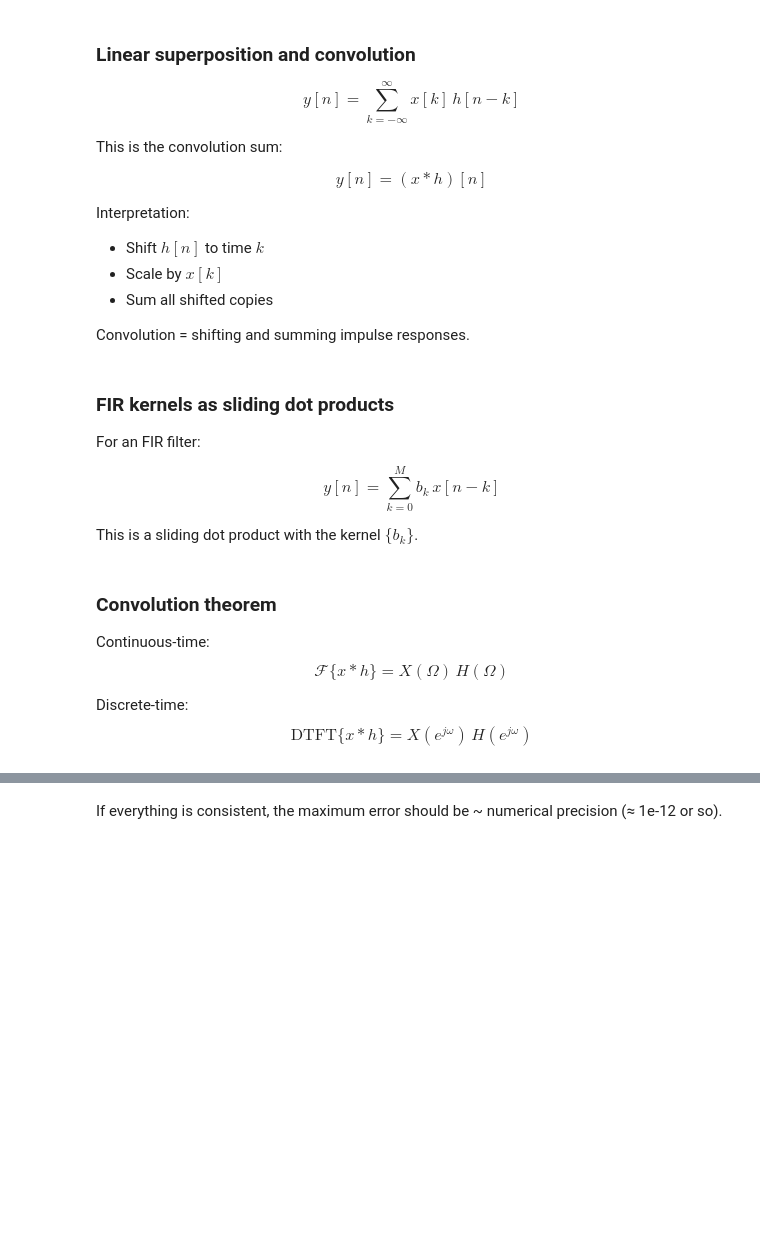
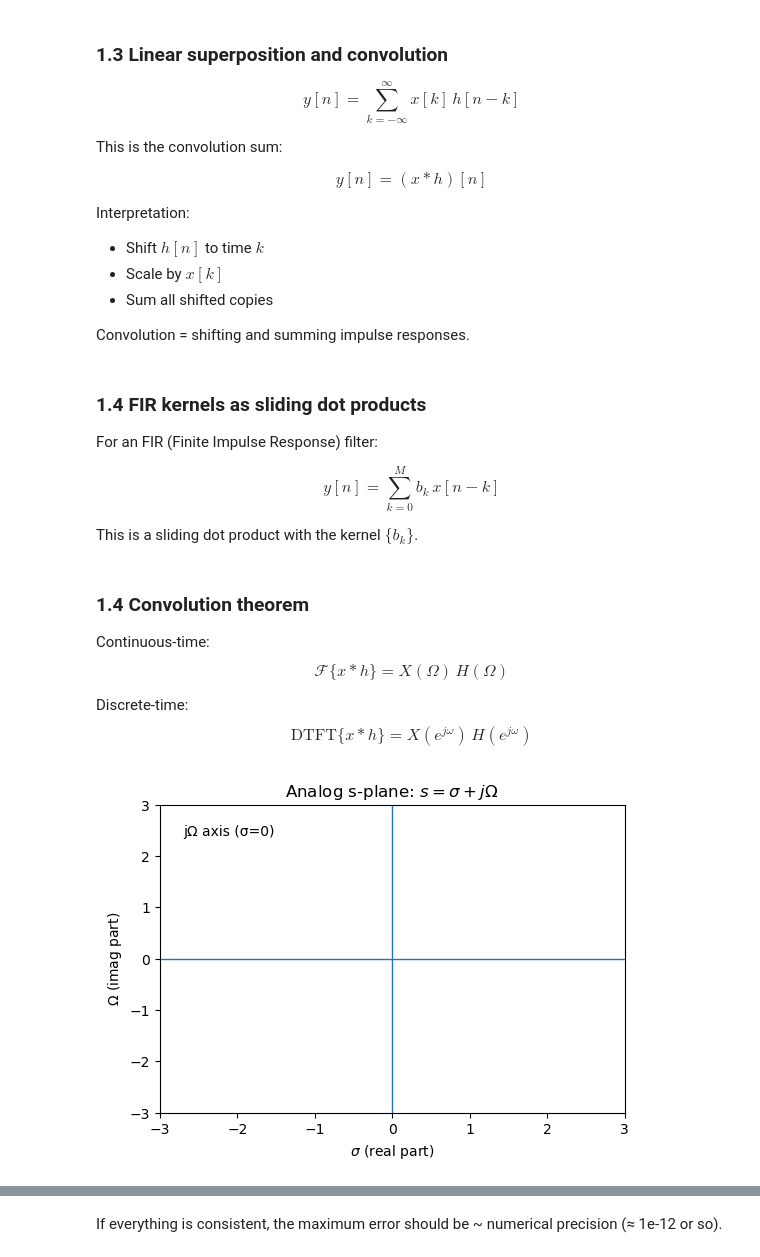
Before and after one commit to gthompson/GLY6739.017S26_ComputationalSeismology, a Jupyter notebook: week3/DSP_01_unified_signals_systems_notebook.ipynb, the cells around one changed output, grey strips where cells are left out. Saved outputs shown, nothing was run; the diff lists cells and outputs as text; code cells hidden in the pictures; blank space fills up the shorter version.

```diff
--- a/week3/DSP_01_unified_signals_systems_notebook.ipynb
+++ b/week3/DSP_01_unified_signals_systems_notebook.ipynb
@@ -56,7 +54,7 @@ $$
 A digital signal is literally a train of impulses with different amplitudes.
 # %% [markdown]
 
-### Linear superposition and convolution
+### 1.3 Linear superposition and convolution
 
 $$
 y[n] = \sum_{k=-\infty}^{\infty} x[k]\,h[n-k]
@@ -77,9 +75,9 @@ Interpretation:
 Convolution = shifting and summing impulse responses.
 # %% [markdown]
 
-### FIR kernels as sliding dot products
+### 1.4 FIR kernels as sliding dot products
 
-For an FIR filter:
+For an FIR (Finite Impulse Response) filter:
 
 $$
 y[n] = \sum_{k=0}^{M} b_k\,x[n-k]
@@ -88,7 +86,7 @@ $$
 This is a sliding dot product with the kernel $\{b_k\}$.
 # %% [markdown]
 
-### Convolution theorem
+### 1.4 Convolution theorem
 
 Continuous-time:
 $$
@@ -113,15 +111,17 @@ def stem(ax, n, x, **kwargs):
 # %%
 # Visualize the s-plane and the jΩ axis
 fig, ax = plt.subplots(figsize=(6,4))
 ax.axhline(0, linewidth=1)
 ax.axvline(0, linewidth=1)
-ax.set_xlabel(r"$\sigma$ (real part)")
-ax.set_ylabel(r"$\Omega$ (imag part)")
+ax.set_xlabel("$\sigma$ (real part)")
+ax.set_ylabel("$\Omega$ (imag part)")
 ax.set_title("Analog s-plane: $s = \sigma + j\Omega$")
 ax.text(0.05, 0.9, "jΩ axis (σ=0)", transform=ax.transAxes)
 ax.set_xlim(-3, 3)
 ax.set_ylim(-3, 3)
 plt.show()
+# %% [output]
+[figure, added]
 # %%
 # Periodic square wave over one period
 T0 = 2.0
```
Also changed, not shown: parts of 27 cells of this notebook, 8 other files.
